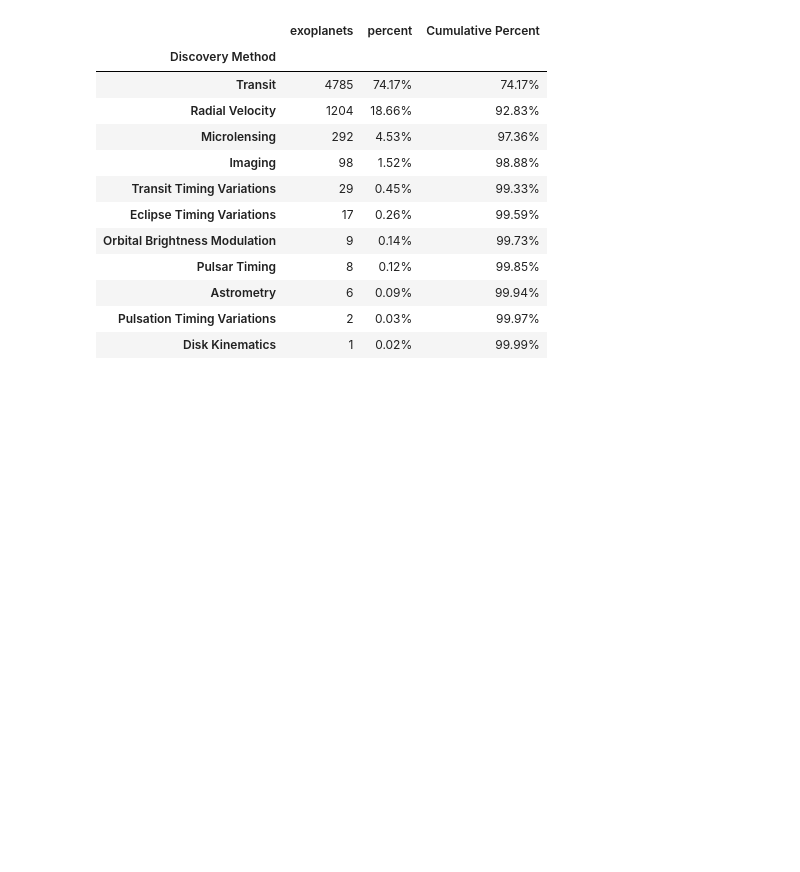
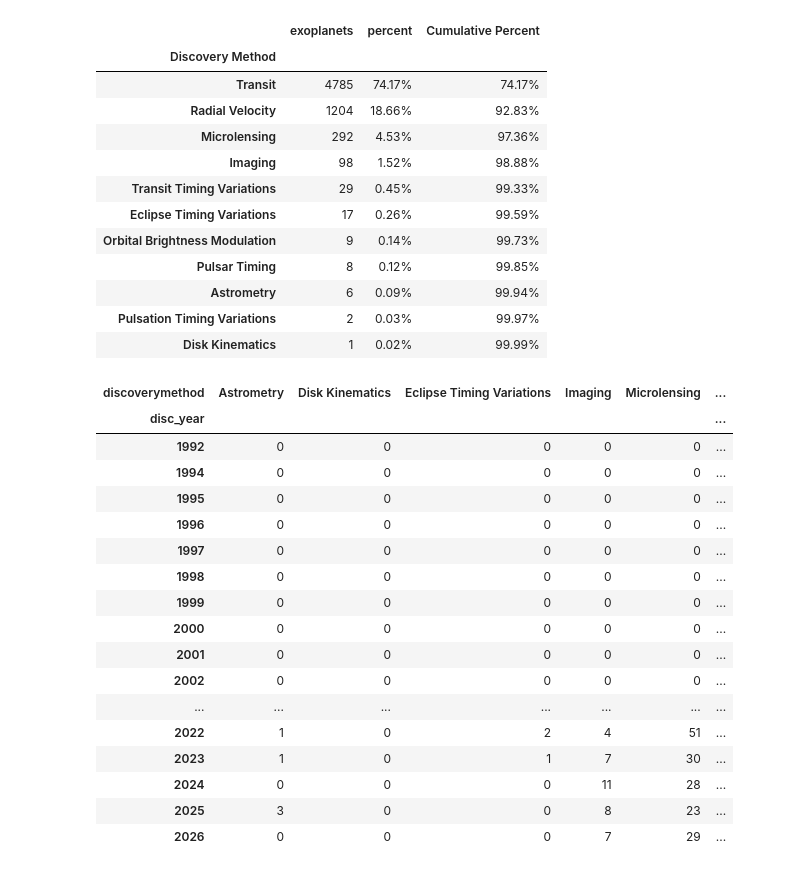
Before and after one commit to alexandervp1/aequo-finance, a Jupyter notebook: data/astronomical_analysis.ipynb, the cells around one changed output. Cells and saved outputs as stored; diff of their text form; code cells hidden in the pictures; blank space fills up the shorter version.

```diff
--- a/data/astronomical_analysis.ipynb
+++ b/data/astronomical_analysis.ipynb
@@ -350,10 +351,36 @@ summary_pl_disc_per_discoverymethod.style.format({
 | Pulsation Timing Variations | 2 | 0.03% | 99.97% |
 | Disk Kinematics | 1 | 0.02% | 99.99% |
 # %%
-#planets per year for each method
+#Exoplanets per year for each method
 
-pl_per_year_per_discoverymethod = pd.read_sql("""
-    SELECT discoverymethod, COUNT(*) AS exoplanets
+pl_per_year_each_method = pd.read_sql("""
+    SELECT disc_year, discoverymethod, COUNT(*) AS exoplanets
     FROM exoplanets_data
-    GROUP BY
+    GROUP BY disc_year, discoverymethod
+    ORDER BY disc_year, discoverymethod
 """, engine)
+
+table = pl_per_year_each_method.pivot(
+    index='disc_year', columns='discoverymethod', values='exoplanets'
+).fillna(0).astype(int)
+
+table
+# %% [output]
+| discoverymethod | Astrometry | Disk Kinematics | Eclipse Timing Variations | Imaging | Microlensing | ... |
+| disc_year |  |  |  |  |  | ... |
+| 1992 | 0 | 0 | 0 | 0 | 0 | ... |
+| 1994 | 0 | 0 | 0 | 0 | 0 | ... |
+| 1995 | 0 | 0 | 0 | 0 | 0 | ... |
+| 1996 | 0 | 0 | 0 | 0 | 0 | ... |
+| 1997 | 0 | 0 | 0 | 0 | 0 | ... |
+| 1998 | 0 | 0 | 0 | 0 | 0 | ... |
+| 1999 | 0 | 0 | 0 | 0 | 0 | ... |
+| 2000 | 0 | 0 | 0 | 0 | 0 | ... |
+| 2001 | 0 | 0 | 0 | 0 | 0 | ... |
+| 2002 | 0 | 0 | 0 | 0 | 0 | ... |
+| ... | ... | ... | ... | ... | ... | ... |
+| 2022 | 1 | 0 | 2 | 4 | 51 | ... |
+| 2023 | 1 | 0 | 1 | 7 | 30 | ... |
+| 2024 | 0 | 0 | 0 | 11 | 28 | ... |
+| 2025 | 3 | 0 | 0 | 8 | 23 | ... |
+| 2026 | 0 | 0 | 0 | 7 | 29 | ... |
```
Also changed, not shown: parts of 10 cells of this notebook.
